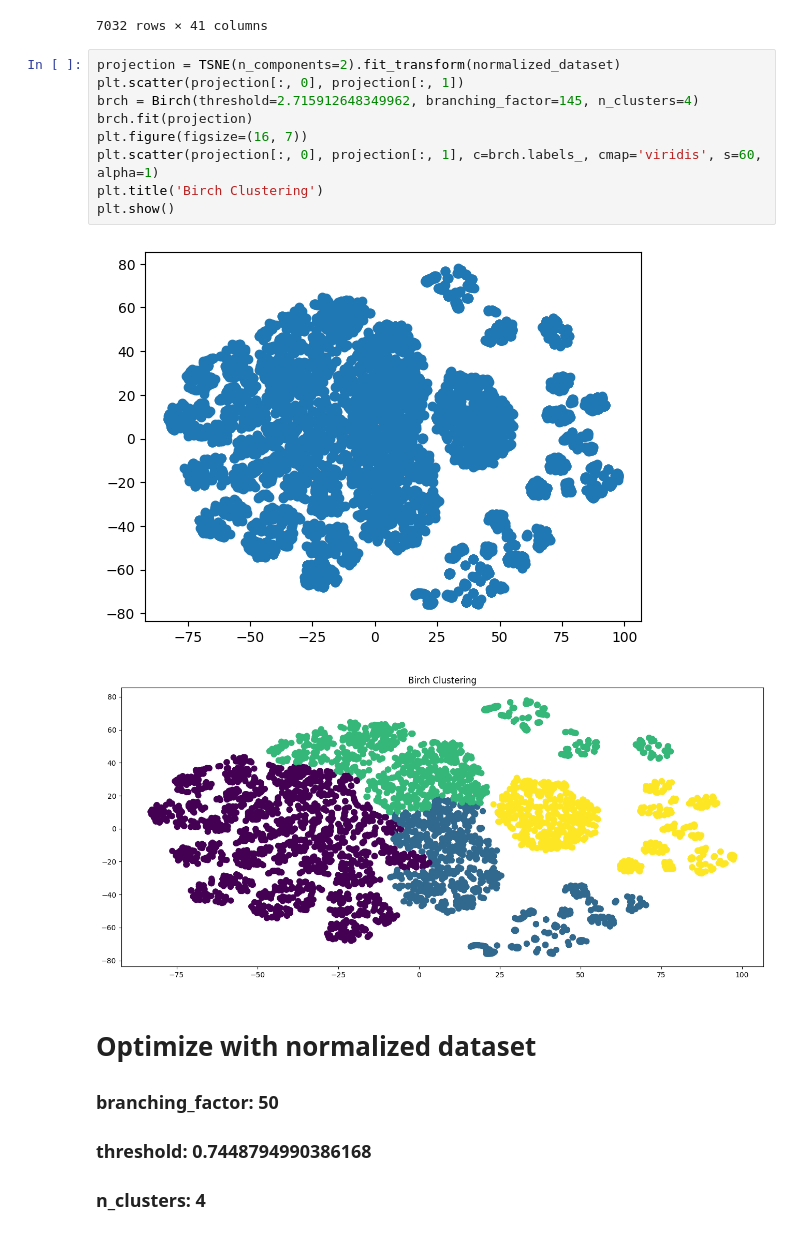
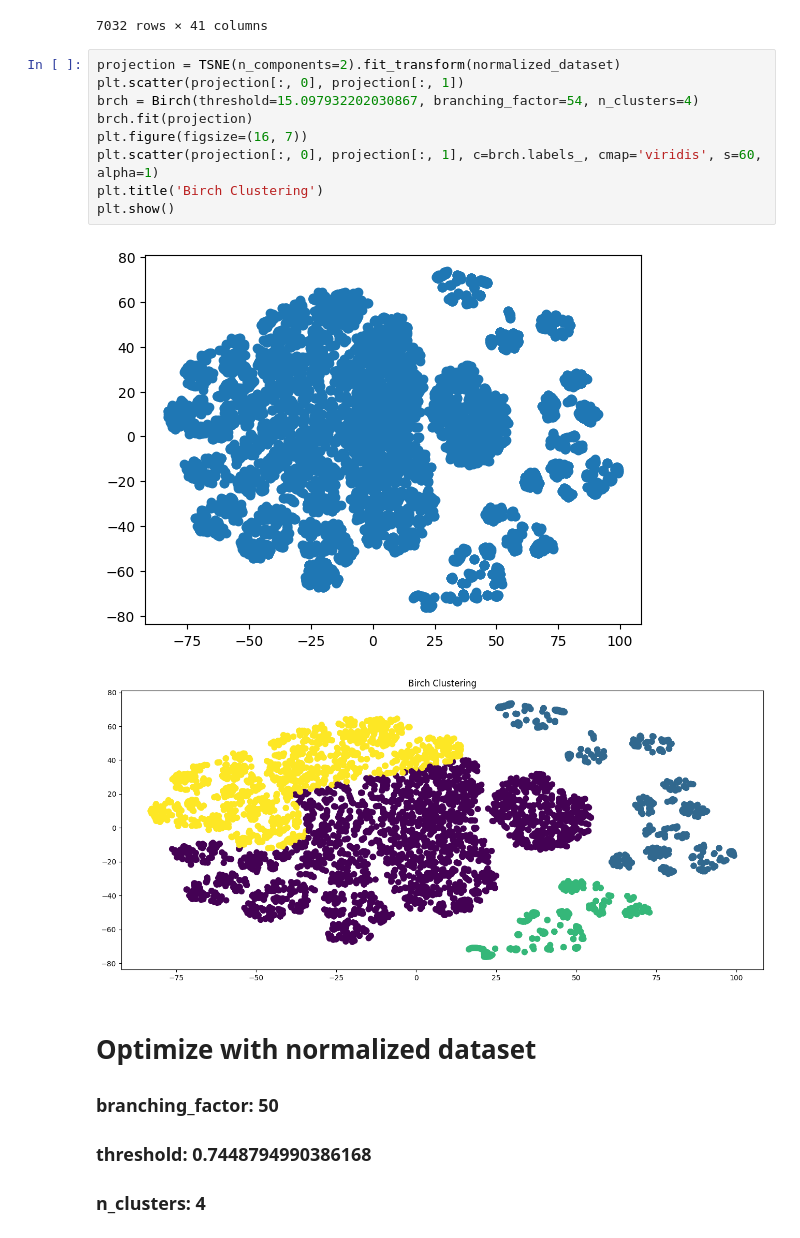
Before and after one commit to WaterArchery/DataChanger, a Jupyter notebook: dataparser-python/Birch.ipynb, the cells around one changed output. Cells and saved outputs as stored; diff of their text form.

Commit message:
changed birch paramaters

```diff
--- a/dataparser-python/Birch.ipynb
+++ b/dataparser-python/Birch.ipynb
@@ -163,15 +160,15 @@ normalized_dataset
 # %%
 projection = TSNE(n_components=2).fit_transform(normalized_dataset)
 plt.scatter(projection[:, 0], projection[:, 1])
-brch = Birch(threshold=2.715912648349962, branching_factor=145, n_clusters=4)
+brch = Birch(threshold=15.097932202030867, branching_factor=54, n_clusters=4)
 brch.fit(projection)
 plt.figure(figsize=(16, 7))
 plt.scatter(projection[:, 0], projection[:, 1], c=brch.labels_, cmap='viridis', s=60, alpha=1)
 plt.title('Birch Clustering')
 plt.show()
 # %% [output]
-[figure, old version]
+[figure, new version]
-[figure, old version]
+[figure, new version]
 # %% [markdown]
 # Optimize with normalized dataset
 
```
Also changed, not shown: parts of 13 cells of this notebook.
